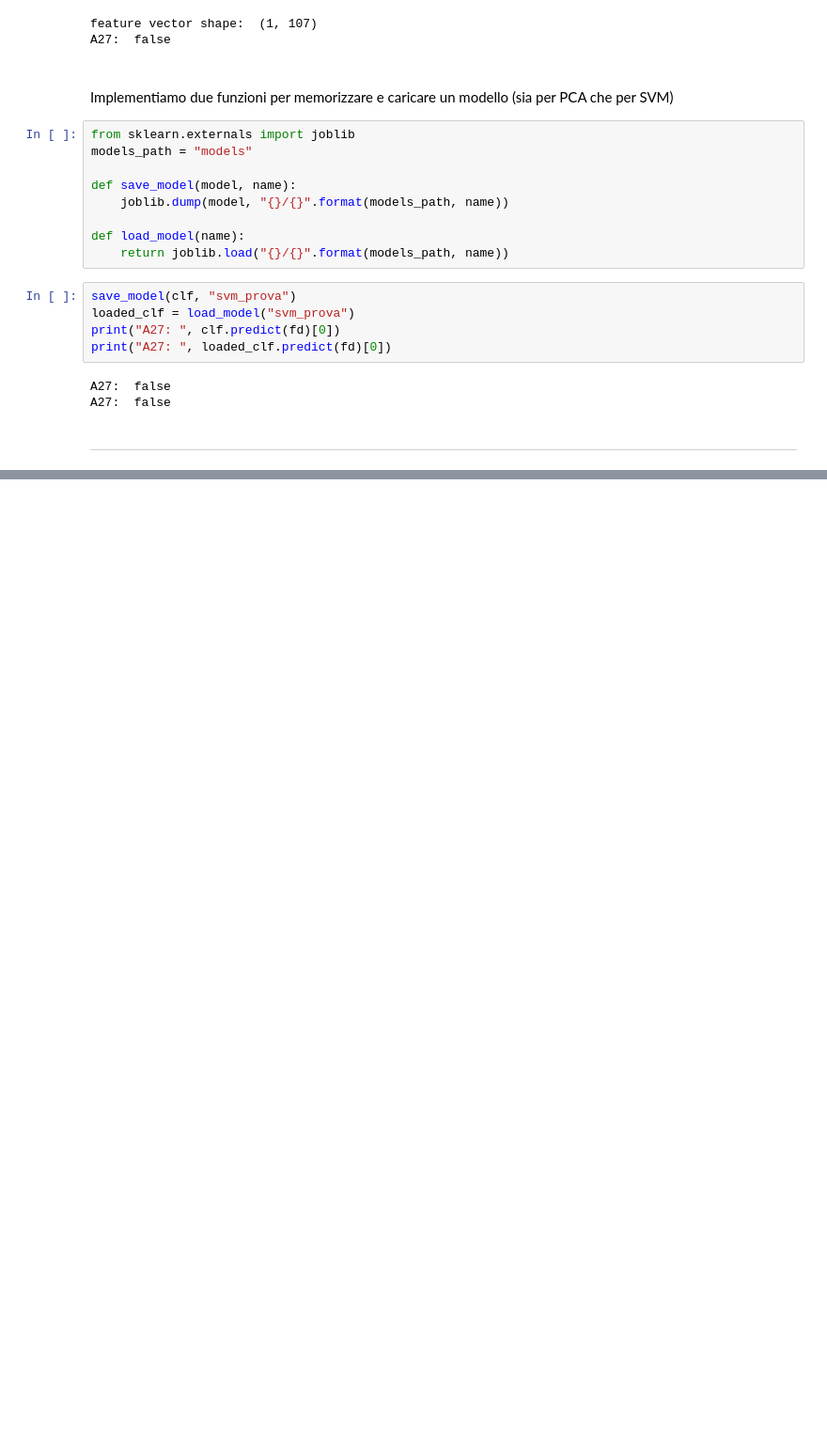
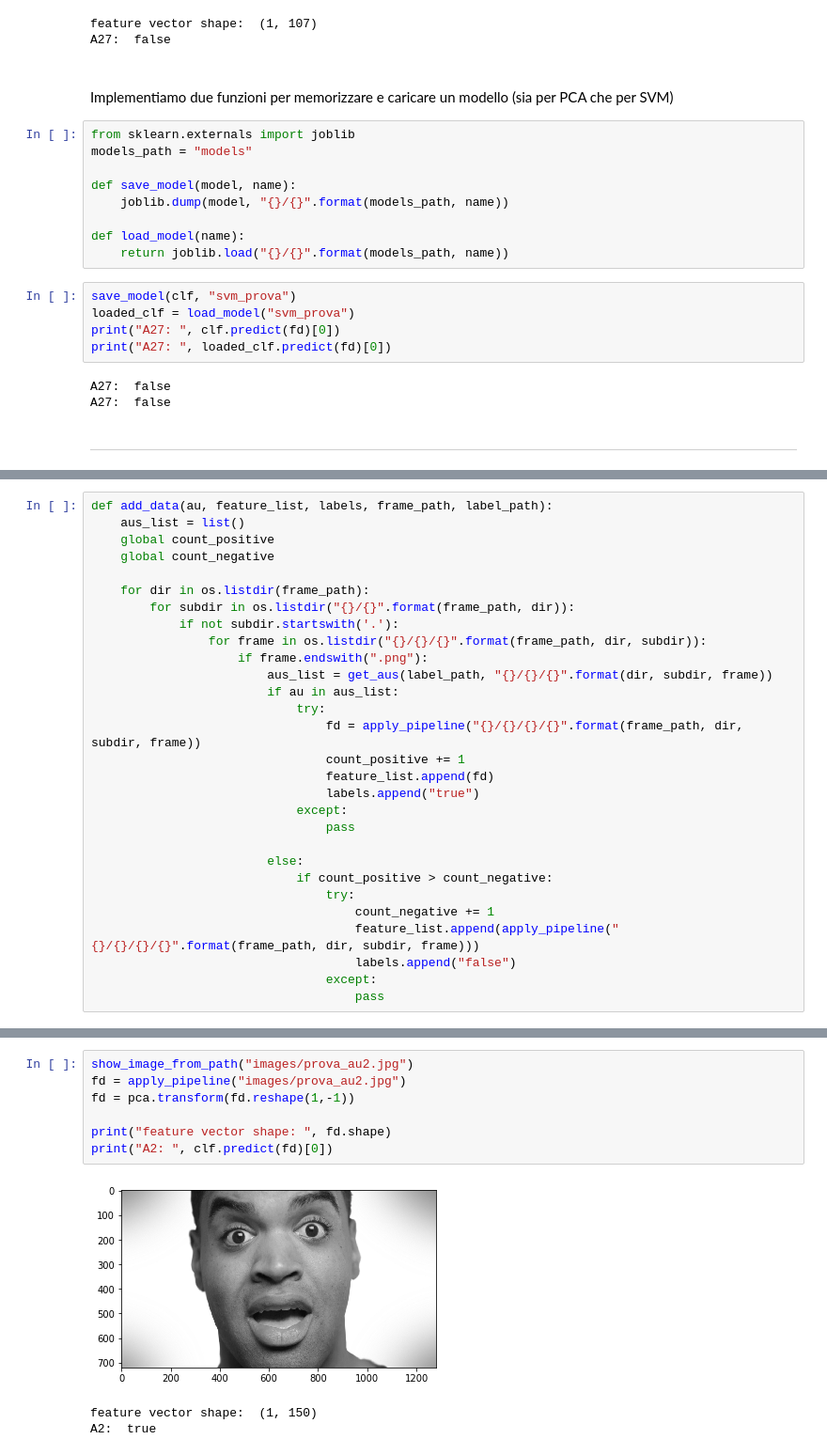
Before and after one commit to lucaArrotta/Python-library-for-Action-Unit-and-Emotion-recognition-with-CNNs-SVMs-and-SVRs, a Jupyter notebook: svm_training.ipynb, the cells around one changed output, grey strips where cells are left out. Shown at 94% size. Cells and saved outputs as stored; diff of their text form; blank space fills up the shorter version.

```diff
--- a/svm_training.ipynb
+++ b/svm_training.ipynb
@@ -285,0 +334,29 @@ aus = [1, 2, 4, 5, 6, 7, 9, 12, 14, 15, 16, 20, 23, 26]
+# %%
+def add_data(au, feature_list, labels, frame_path, label_path):
+    aus_list = list()
+    global count_positive
+    global count_negative
+
+    for dir in os.listdir(frame_path):
+        for subdir in os.listdir("{}/{}".format(frame_path, dir)):
+            if not subdir.startswith('.'):
+                for frame in os.listdir("{}/{}/{}".format(frame_path, dir, subdir)):
+                    if frame.endswith(".png"):
+                        aus_list = get_aus(label_path, "{}/{}/{}".format(dir, subdir, frame))
+                        if au in aus_list:
+                            try:
+                                fd = apply_pipeline("{}/{}/{}/{}".format(frame_path, dir, subdir, frame))
+                                count_positive += 1
+                                feature_list.append(fd)
+                                labels.append("true")
+                            except:
+                                pass
+
+                        else:
+                            if count_positive > count_negative:
+                                try:
+                                    count_negative += 1
+                                    feature_list.append(apply_pipeline("{}/{}/{}/{}".format(frame_path, dir, subdir, frame)))
+                                    labels.append("false")
+                                except:
+                                    pass
@@ -285,0 +441,11 @@ aus = [1, 2, 4, 5, 6, 7, 9, 12, 14, 15, 16, 20, 23, 26]
+# %%
+show_image_from_path("images/prova_au2.jpg")
+fd = apply_pipeline("images/prova_au2.jpg")
+fd = pca.transform(fd.reshape(1,-1))
+
+print("feature vector shape: ", fd.shape)
+print("A2: ", clf.predict(fd)[0])
+# %% [output]
+[figure, added]
+feature vector shape:  (1, 150)
+A2:  true
```
Also changed, not shown: parts of 16 cells of this notebook, 1 other file.
